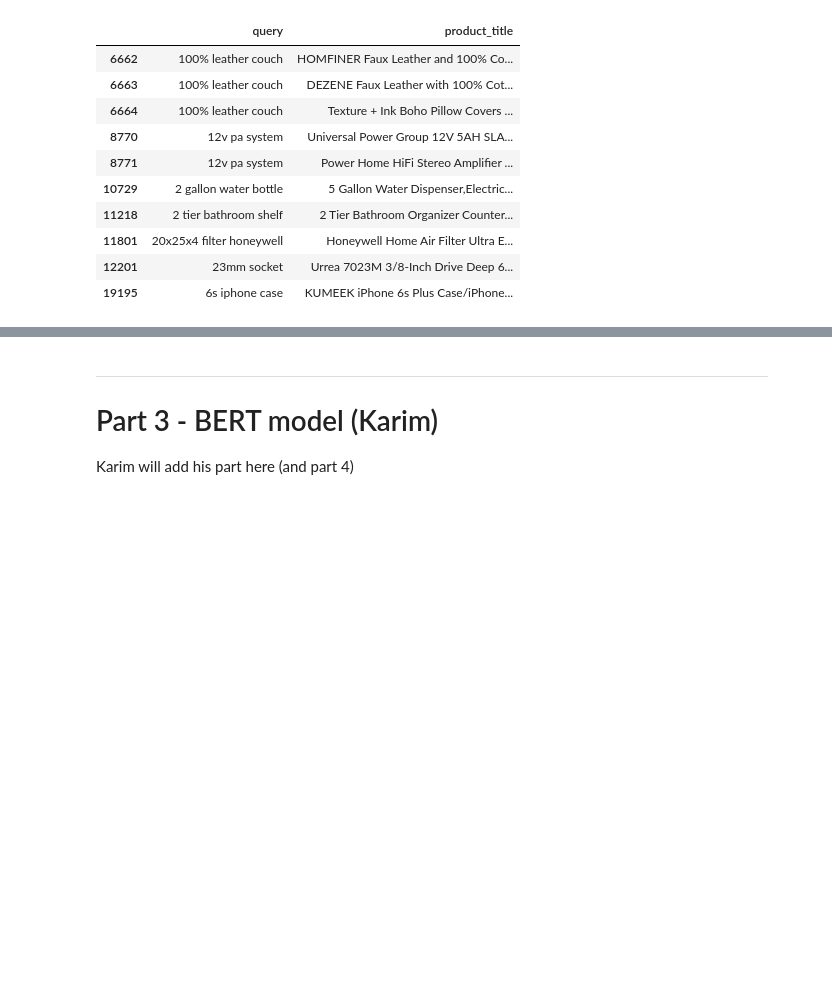
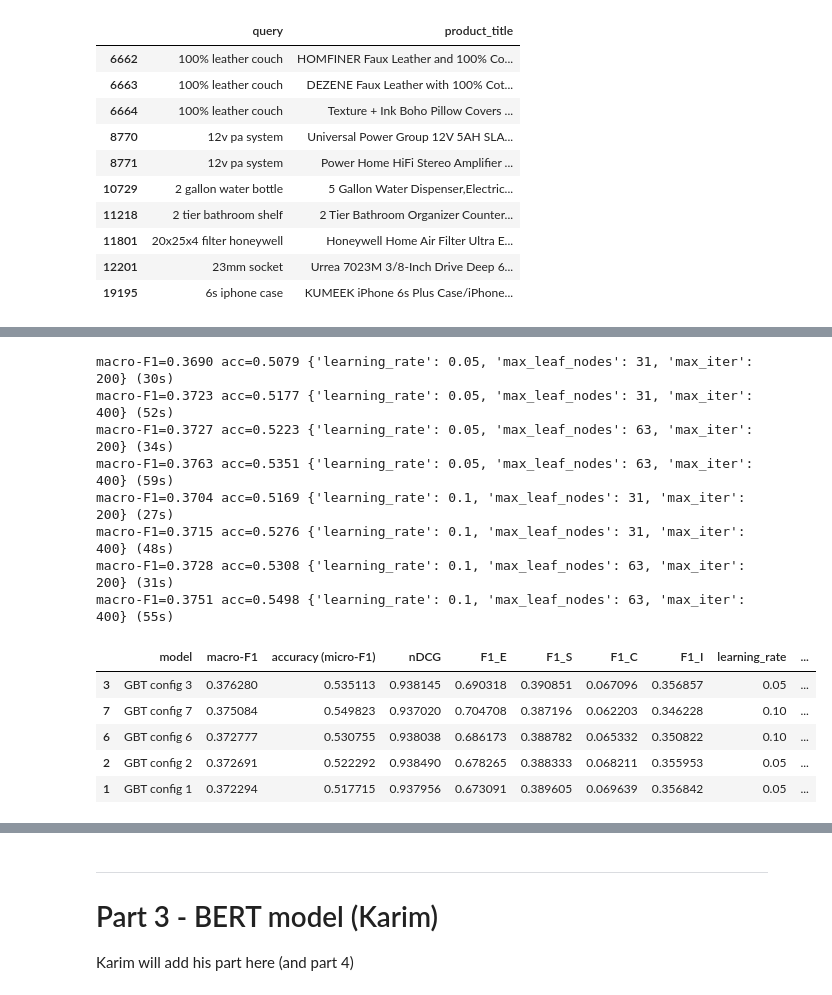
Before and after one commit to m4zenHchm/Amazon_Search_Queries, a Jupyter notebook: Amazon_Search_Queries.ipynb, the cells around one changed output, grey strips where cells are left out. Drawn from its saved outputs; the diff is of its cells as text; code cells hidden in the pictures; blank space fills up the shorter version.

```diff
--- a/Amazon_Search_Queries.ipynb
+++ b/Amazon_Search_Queries.ipynb
@@ -341,0 +350,4 @@ Ram will add his part here
+# %%
+y_train = train.esci_label.map(LABEL2ID).to_numpy()
+y_val = val.esci_label.map(LABEL2ID).to_numpy()
+print(len(train), len(val), len(test))
@@ -341,0 +564,6 @@ Ram will add his part here
+# %%
+vocab = np.array(tfidf.get_feature_names_out())
+V = len(vocab)
+for i, lab in enumerate(LABELS):
+    coef = logreg.coef_[i, 2 * V:3 * V]
+    print(lab, ":", ", ".join(vocab[np.argsort(coef)[-12:][::-1]]))
@@ -341,0 +610,40 @@ Ram will add his part here
+# %%
+F_train["tfidf_cos"] = tfidf_blocks(train)[3].ravel()
+F_val["tfidf_cos"] = tfidf_blocks(val)[3].ravel()
+F_test["tfidf_cos"] = tfidf_blocks(test)[3].ravel()
+
+grid = [
+    dict(learning_rate=lr, max_leaf_nodes=leaves, max_iter=n)
+    for lr in [0.05, 0.1] for leaves in [31, 63] for n in [200, 400]
+]
+
+gb_runs, best_f1 = [], -1
+for i, params in enumerate(grid):
+    t0 = time.time()
+    m = HistGradientBoostingClassifier(early_stopping=False, l2_regularization=1.0, class_weight="balanced",
+                                       random_state=SEED, **params).fit(F_train, y_train)
+    r = evaluate(val, m.predict_proba(F_val), f"GBT config {i}")
+    r.update(params, fit_s=time.time() - t0, config=i)
+    gb_runs.append(r)
+    print(f"macro-F1={r['macro-F1']:.4f} acc={r['accuracy (micro-F1)']:.4f} {params} ({r['fit_s']:.0f}s)")
+    if r["macro-F1"] > best_f1:
+        best_f1, gbt = r["macro-F1"], m
+
+gb_runs = pd.DataFrame(gb_runs).sort_values("macro-F1", ascending=False)
+gb_runs.to_csv(RESULTS / "tuning_gbt.csv", index=False)
+gb_runs.head()
+# %% [output]
+macro-F1=0.3690 acc=0.5079 {'learning_rate': 0.05, 'max_leaf_nodes': 31, 'max_iter': 200} (30s)
+macro-F1=0.3723 acc=0.5177 {'learning_rate': 0.05, 'max_leaf_nodes': 31, 'max_iter': 400} (52s)
+macro-F1=0.3727 acc=0.5223 {'learning_rate': 0.05, 'max_leaf_nodes': 63, 'max_iter': 200} (34s)
+macro-F1=0.3763 acc=0.5351 {'learning_rate': 0.05, 'max_leaf_nodes': 63, 'max_iter': 400} (59s)
+macro-F1=0.3704 acc=0.5169 {'learning_rate': 0.1, 'max_leaf_nodes': 31, 'max_iter': 200} (27s)
+macro-F1=0.3715 acc=0.5276 {'learning_rate': 0.1, 'max_leaf_nodes': 31, 'max_iter': 400} (48s)
+macro-F1=0.3728 acc=0.5308 {'learning_rate': 0.1, 'max_leaf_nodes': 63, 'max_iter': 200} (31s)
+macro-F1=0.3751 acc=0.5498 {'learning_rate': 0.1, 'max_leaf_nodes': 63, 'max_iter': 400} (55s)
+|  | model | macro-F1 | accuracy (micro-F1) | nDCG | F1_E | F1_S | F1_C | F1_I | learning_rate | ... |
+| 3 | GBT config 3 | 0.376280 | 0.535113 | 0.938145 | 0.690318 | 0.390851 | 0.067096 | 0.356857 | 0.05 | ... |
+| 7 | GBT config 7 | 0.375084 | 0.549823 | 0.937020 | 0.704708 | 0.387196 | 0.062203 | 0.346228 | 0.10 | ... |
+| 6 | GBT config 6 | 0.372777 | 0.530755 | 0.938038 | 0.686173 | 0.388782 | 0.065332 | 0.350822 | 0.10 | ... |
+| 2 | GBT config 2 | 0.372691 | 0.522292 | 0.938490 | 0.678265 | 0.388333 | 0.068211 | 0.355953 | 0.05 | ... |
+| 1 | GBT config 1 | 0.372294 | 0.517715 | 0.937956 | 0.673091 | 0.389605 | 0.069639 | 0.356842 | 0.05 | ... |
```
Also changed, not shown: parts of 20 cells of this notebook.
